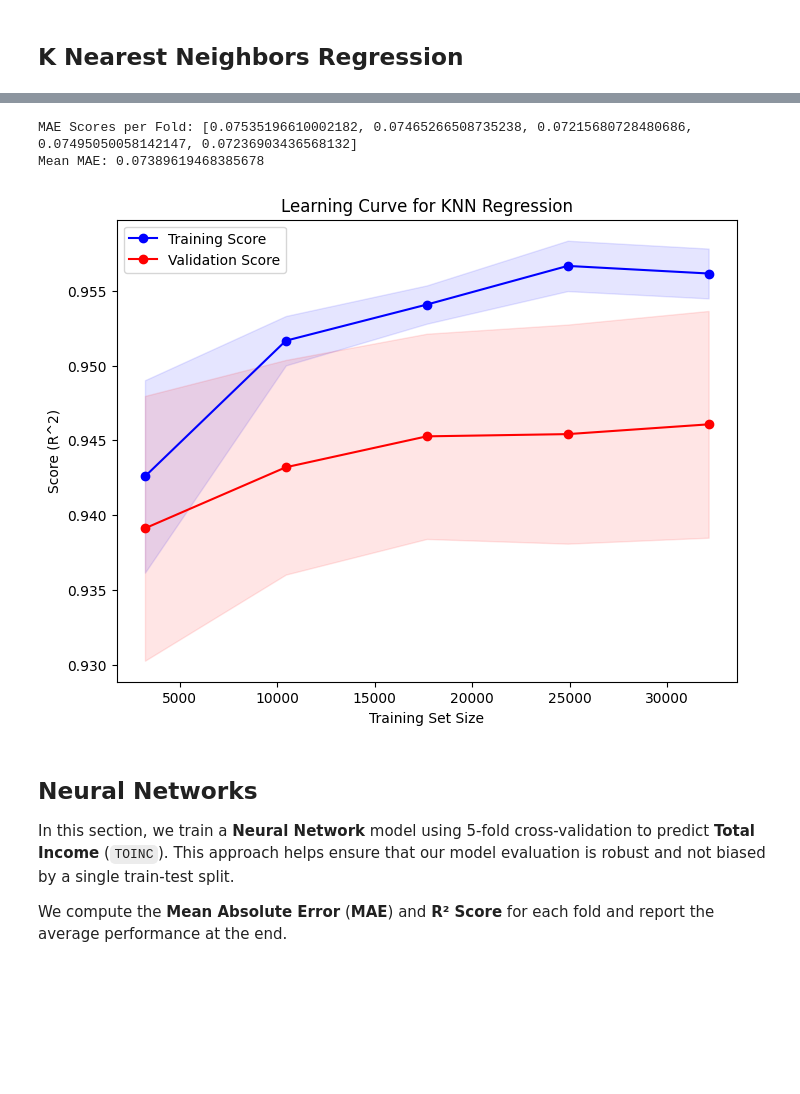
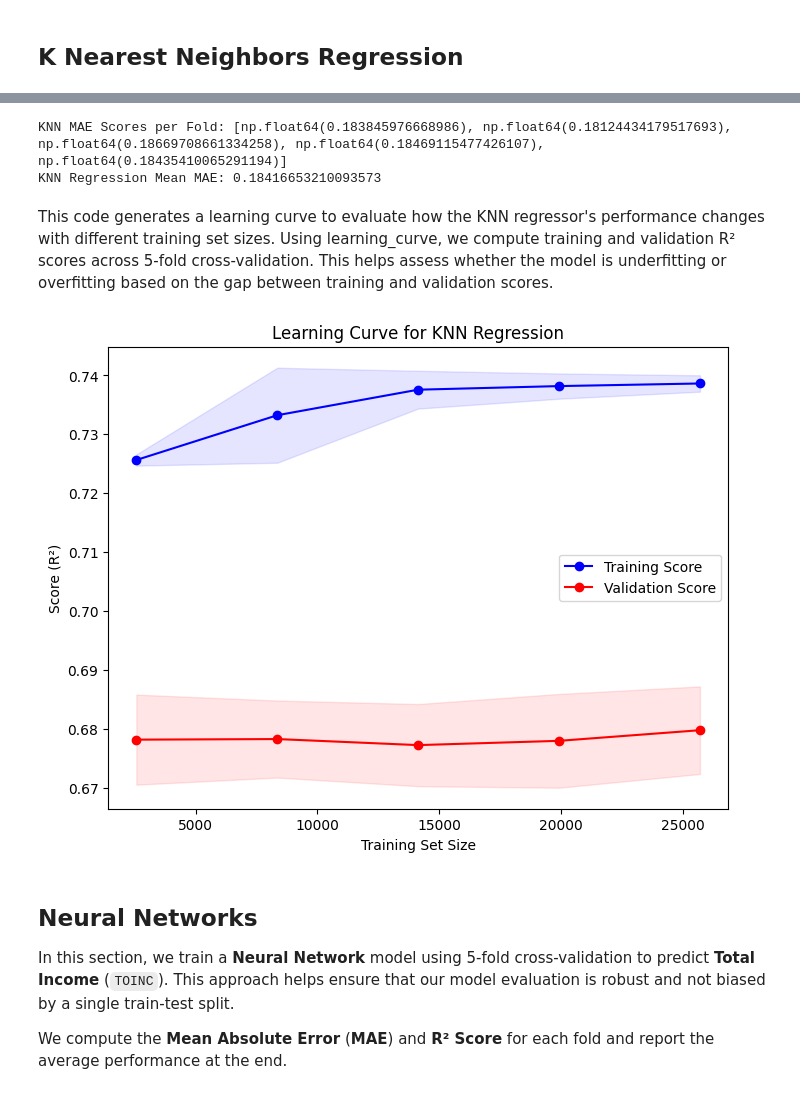
Before and after one commit to sophsar05/DSGNPAT, a Jupyter notebook: main.ipynb, the cells around one changed output, grey strips where cells are left out. Saved outputs shown, nothing was run; the diff lists cells and outputs as text; code cells hidden in the pictures; blank space fills up the shorter version.

```diff
--- a/main.ipynb
+++ b/main.ipynb
@@ -886,3 +1023,3 @@ We begin by splitting the dataset into training and test sets using 5-fold cross
 # %%
-X = fies_df.drop(columns=["TOINC"])
-y = fies_df["TOINC"]
+X = fies_df_selected.drop(columns=["TOINC"])
+y = fies_df_selected["TOINC"]
@@ -942,0 +1028,2 @@ plt.show()
+# %%
+X_train, X_test, y_train, y_test = train_test_split(X, y, test_size=0.2, random_state=42)
@@ -1020,61 +1212,54 @@ mae_scores_knn = []
 # %%
-for train_index, val_index in kf.split(X_final):
-    X_train, X_val = X_final.iloc[train_index], X_final.iloc[val_index]
-    y_train, y_val = y.iloc[train_index], y.iloc[val_index]
+mae_scores_knn = []
 
+for train_index, val_index in kf.split(X_train_selected):
+    X_train_fold, X_val_fold = X_train_selected.iloc[train_index], X_train_selected.iloc[val_index]
+    y_train_fold, y_val_fold = y_train_selected.iloc[train_index], y_train_selected.iloc[val_index]
 
-    # Scale Features
     scaler = StandardScaler()
-    X_train_scaled = scaler.fit_transform(X_train)
-    X_val_scaled = scaler.transform(X_val)
+    X_train_scaled = scaler.fit_transform(X_train_fold)
+    X_val_scaled = scaler.transform(X_val_fold)
 
+    model_knn = KNeighborsRegressor(n_neighbors=10)
+    model_knn.fit(X_train_scaled, y_train_fold)
 
-    # Train KNN Model
-    model_knn = KNeighborsRegressor(n_neighbors=10)  # You can tune n_neighbors
-    model_knn.fit(X_train_scaled, y_train)
+    y_pred = model_knn.predict(X_val_scaled)
+    mae_scores_knn.append(mean_absolute_error(y_val_fold, y_pred))
 
-
-    # Predict & Compute MAE
-    y_pred = model_knn.predict(X_val_scaled)
-    mae_knn = mean_absolute_error(y_val, y_pred)
-    mae_scores_knn.append(mae_knn)
-
-
-print("MAE Scores per Fold:", mae_scores_knn)
-print("Mean MAE:", np.mean(mae_scores_knn))
+print("KNN MAE Scores per Fold:", mae_scores_knn)
+print("KNN Regression Mean MAE:", np.mean(mae_scores_knn))
 # %% [output]
-MAE Scores per Fold: [0.07535196610002182, 0.07465266508735238, 0.07215680728480686, 0.07495050058142147, 0.07236903436568132]
-Mean MAE: 0.07389619468385678
+KNN MAE Scores per Fold: [np.float64(0.183845976668986), np.float64(0.18124434179517693), np.float64(0.18669708661334258), np.float64(0.18469115477426107), np.float64(0.18435410065291194)]
+KNN Regression Mean MAE: 0.18416653210093573
+# %% [markdown]
+This code generates a learning curve to evaluate how the KNN regressor's performance changes with different training set sizes. Using learning_curve, we compute training and validation R² scores across 5-fold cross-validation. This helps assess whether the model is underfitting or overfitting based on the gap between training and validation scores.
 # %%
+# Compute learning curve
 train_sizes, train_scores, val_scores = learning_curve(
-    model_knn, X_final, y, cv=5, scoring="r2", n_jobs=-1
+    model_knn, X_train_selected, y_train_selected, cv=5, scoring="r2", n_jobs=-1
 )
-
 
 # Compute mean and std for training and validation scores
 train_mean = np.mean(train_scores, axis=1)
 train_std = np.std(train_scores, axis=1)
 val_mean = np.mean(val_scores, axis=1)
 val_std = np.std(val_scores, axis=1)
 
-
 # Plot learning curve
 plt.figure(figsize=(8, 6))
 plt.plot(train_sizes, train_mean, 'o-', label="Training Score", color="blue")
 plt.fill_between(train_sizes, train_mean - train_std, train_mean + train_std, alpha=0.1, color="blue")
 
-
 plt.plot(train_sizes, val_mean, 'o-', label="Validation Score", color="red")
 plt.fill_between(train_sizes, val_mean - val_std, val_mean + val_std, alpha=0.1, color="red")
 
-
 plt.xlabel("Training Set Size")
-plt.ylabel("Score (R^2)")
+plt.ylabel("Score (R²)")
 plt.title("Learning Curve for KNN Regression")
 plt.legend()
 plt.show()
 # %% [output]
-[figure, old version]
+[figure, new version]
 # %% [markdown]
 ## **Neural Networks**
 
```
Also changed, not shown: parts of 112 cells of this notebook.
